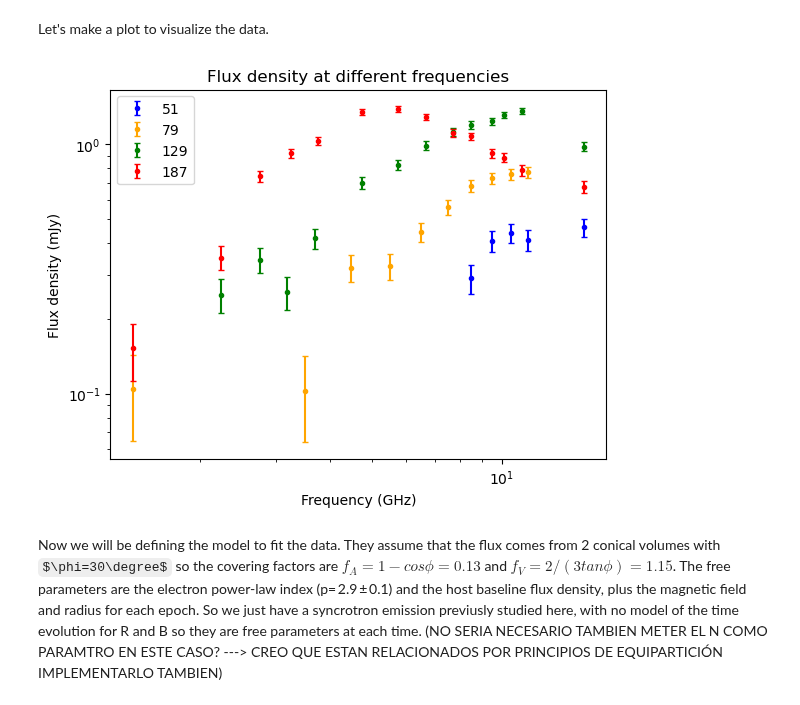
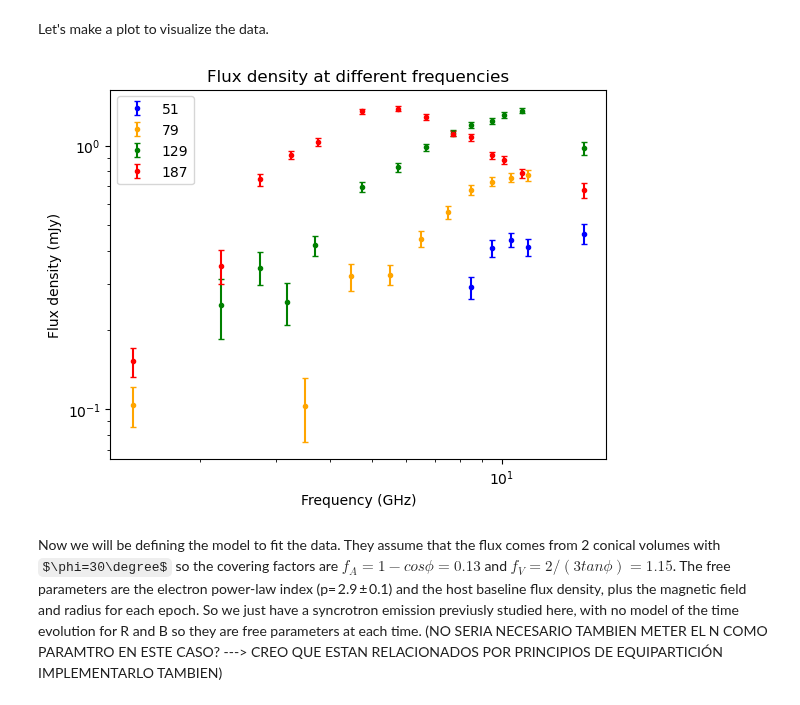
Before and after one commit to Camachoadri/JAEICU2024, a Jupyter notebook: TDE AT2019dsg/TDE jet from AT2019dsg.ipynb, the cells around one changed output. Saved outputs shown, nothing was run; the diff lists cells and outputs as text; code cells hidden in the pictures; some formulas as TeX source.

```diff
--- a/TDE AT2019dsg/TDE jet from AT2019dsg.ipynb
+++ b/TDE AT2019dsg/TDE jet from AT2019dsg.ipynb
@@ -58,43 +58,47 @@ Let's make a plot to visualize the data.
 # %%
 #Array with the dates
 list_dates= set(data_rec['date'])
-date_list=[[[],[]], [[],[]], [[],[]], [[],[]]]
+date_list=[[[], [], []], [[], [], []], [[], [], []], [[], [], []]]
 
 for data in data_rec:
     if data['date']== '19/05/22' or data['date']== '19/05/21':
         date_list[0][0].append(data['nu_GHz'])
         date_list[0][1].append(data['flux_mJy'])
+        date_list[0][2].append(data['eflux_mJy'])
     if data['date']== '19/06/19':
         date_list[1][0].append(data['nu_GHz'])
         date_list[1][1].append(data['flux_mJy'])
+        date_list[1][2].append(data['eflux_mJy'])
     if data['date']== '19/08/08' or  data['date']== '19/08/07':
         date_list[2][0].append(data['nu_GHz'])
         date_list[2][1].append(data['flux_mJy'])
+        date_list[2][2].append(data['eflux_mJy'])
     if data['date']== '19/10/05':
         date_list[3][0].append(data['nu_GHz'])
         date_list[3][1].append(data['flux_mJy'])
+        date_list[3][2].append(data['eflux_mJy'])
 
 #First optical detection was 2019 april 9
 
-plt.errorbar(date_list[0][0], date_list[0][1], yerr= data['eflux_mJy'],fmt= '.',capsize= 2 , c='blue',
+plt.errorbar(date_list[0][0], date_list[0][1], yerr=  date_list[0][2],fmt= '.',capsize= 2 , c='blue',
              zorder=8, label=str(DaysSinceDetection('19/05/22')))
-plt.errorbar(date_list[1][0], date_list[1][1], yerr= data['eflux_mJy'],fmt= '.',capsize= 2 , c='orange',
+plt.errorbar(date_list[1][0], date_list[1][1], yerr=  date_list[1][2],fmt= '.',capsize= 2 , c='orange',
              zorder=8, label=str(DaysSinceDetection('19/06/19')))
-plt.errorbar(date_list[2][0], date_list[2][1], yerr= data['eflux_mJy'],fmt= '.',capsize= 2 , c='green',
+plt.errorbar(date_list[2][0], date_list[2][1], yerr=  date_list[2][2],fmt= '.',capsize= 2 , c='green',
              zorder=8, label=str(DaysSinceDetection('19/08/08')))
-plt.errorbar(date_list[3][0], date_list[3][1], yerr= data['eflux_mJy'],fmt= '.',capsize= 2 , c='red',
+plt.errorbar(date_list[3][0], date_list[3][1], yerr=  date_list[3][2],fmt= '.',capsize= 2 , c='red',
              zorder=8, label=str(DaysSinceDetection('19/10/05')))
 
 
 plt.yscale('log')
 plt.xscale('log')
 plt.xlabel(f"Frequency (GHz)")
 plt.ylabel(f'Flux density (mJy)')
 plt.title('Flux density at different frequencies')
 plt.legend()
 plt.show()
 # %% [output]
-[figure, old version]
+[figure, new version]
 # %% [markdown]
 Now we will be defining the model to fit the data. They assume that the flux comes from 2 conical volumes with $\phi=30\degree$ so the covering factors are $f_A=1 - cos\phi=0.13$ and $f_V=2/(3tan\phi)=1.15$. The free parameters are the electron power-law index (p= 2.9 ± 0.1) and the host baseline flux density, plus the magnetic field and radius for
 each epoch. So we just have a syncrotron emission previusly studied here, with no model of the time evolution for R and B so they are free parameters at each time. (NO SERIA NECESARIO TAMBIEN METER EL N COMO PARAMTRO EN ESTE CASO? ---> CREO QUE ESTAN RELACIONADOS POR PRINCIPIOS DE EQUIPARTICIÓN IMPLEMENTARLO TAMBIEN)
```
Also changed, not shown: parts of 7 cells of this notebook.
